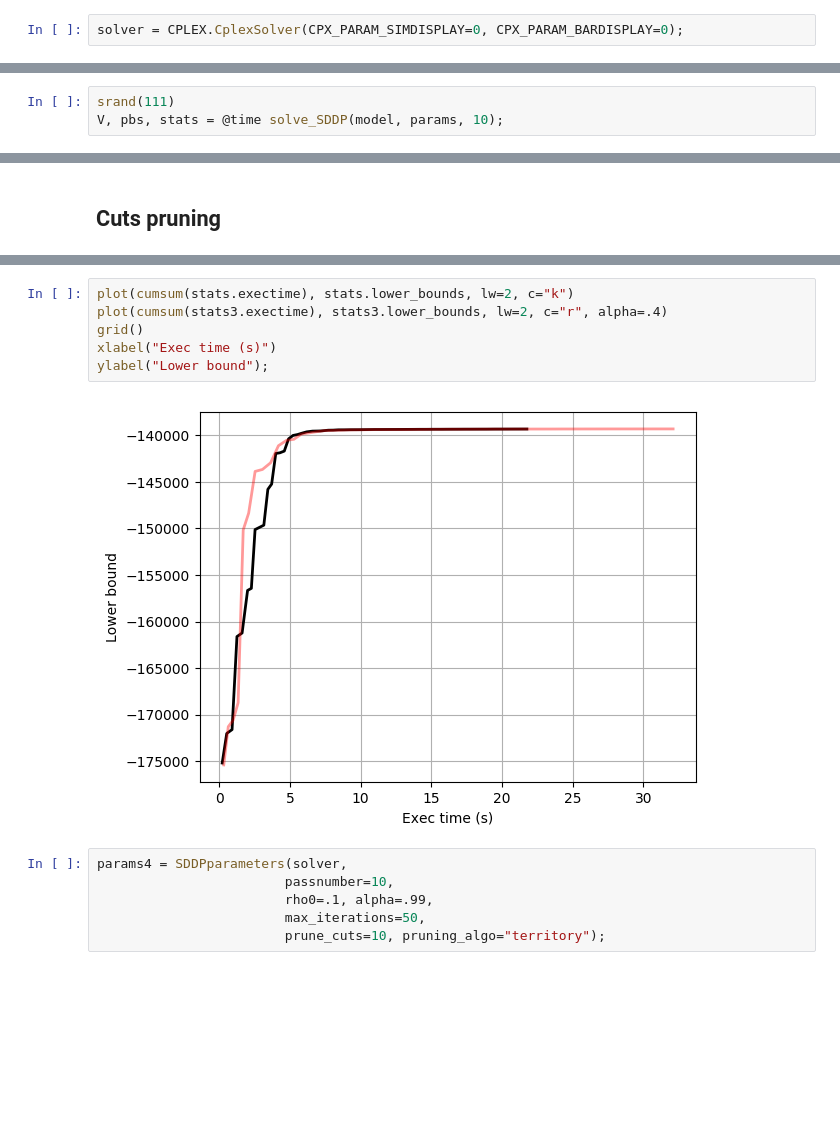
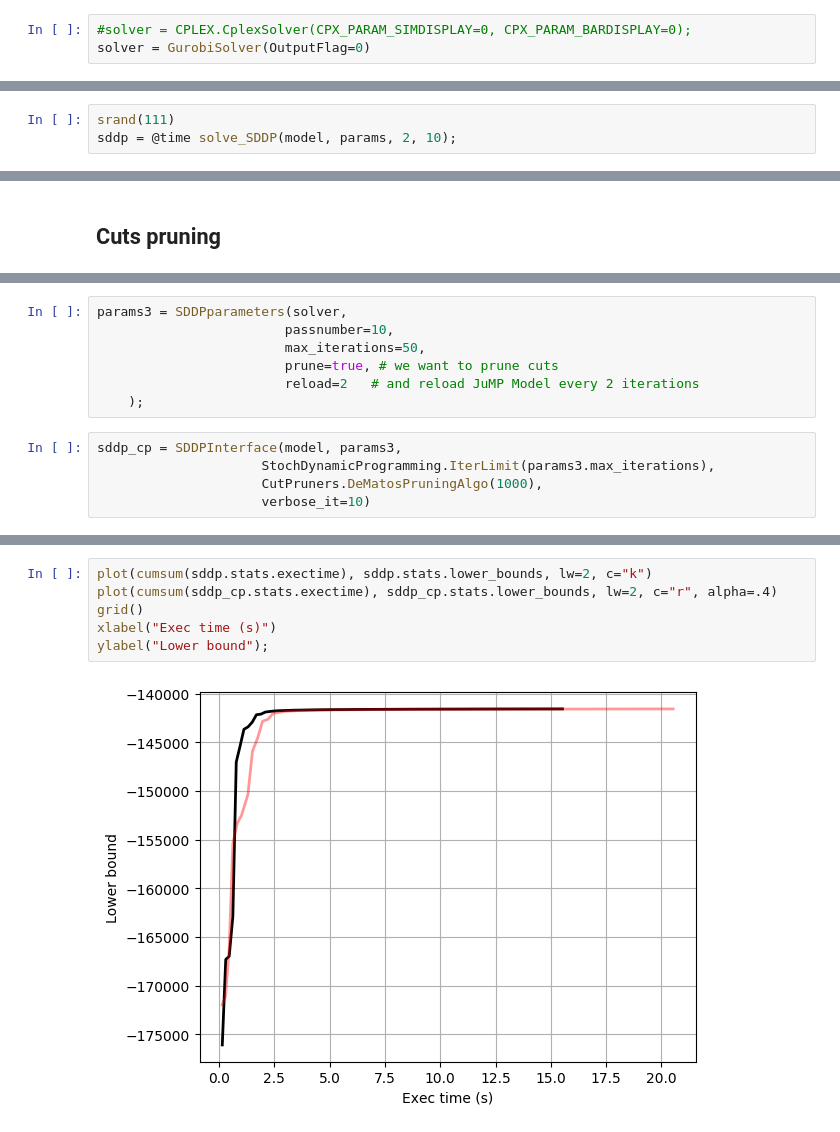
Before and after one commit to EdwardAngelino/StochDP-notebooks, a Jupyter notebook: notebooks/sddp.ipynb, the cells around one changed output, grey strips where cells are left out. Saved outputs shown, nothing was run; the diff lists cells and outputs as text; blank space fills up the shorter version.

```diff
--- a/notebooks/sddp.ipynb
+++ b/notebooks/sddp.ipynb
@@ -162,4 +159,5 @@ set_state_bounds(model, x_bounds);
 # %% [markdown]
 ## Parametrization of SDDP:
 # %%
-solver = CPLEX.CplexSolver(CPX_PARAM_SIMDISPLAY=0, CPX_PARAM_BARDISPLAY=0);
+#solver = CPLEX.CplexSolver(CPX_PARAM_SIMDISPLAY=0, CPX_PARAM_BARDISPLAY=0);
+solver = GurobiSolver(OutputFlag=0)
@@ -171,5 +171,5 @@ params = SDDPparameters(solver,
 ## Solving
 # %%
 srand(111)
-V, pbs, stats = @time solve_SDDP(model, params, 10);
+sddp = @time solve_SDDP(model, params, 2, 10);
 # %% [output]
@@ -267,0 +244,12 @@ WARNING: Not solved to optimality, status: CPX_STAT_OPTIMAL_INFEAS
+# %%
+params3 = SDDPparameters(solver,
+                        passnumber=10,
+                        max_iterations=50,
+                        prune=true, # we want to prune cuts
+                        reload=2   # and reload JuMP Model every 2 iterations
+    );
+# %%
+sddp_cp = SDDPInterface(model, params3,
+                     StochDynamicProgramming.IterLimit(params3.max_iterations),
+                     CutPruners.DeMatosPruningAlgo(1000),
+                     verbose_it=10)
@@ -268,14 +271,8 @@ WARNING: Not solved to optimality, status: CPX_STAT_OPTIMAL_INFEAS
 # %%
-plot(cumsum(stats.exectime), stats.lower_bounds, lw=2, c="k")
-plot(cumsum(stats3.exectime), stats3.lower_bounds, lw=2, c="r", alpha=.4)
+plot(cumsum(sddp.stats.exectime), sddp.stats.lower_bounds, lw=2, c="k")
+plot(cumsum(sddp_cp.stats.exectime), sddp_cp.stats.lower_bounds, lw=2, c="r", alpha=.4)
 grid()
 xlabel("Exec time (s)")
 ylabel("Lower bound");
 # %% [output]
-[figure, old version]
+[figure, new version]
-# %%
-params4 = SDDPparameters(solver,
-                        passnumber=10,
-                        rho0=.1, alpha=.99,
-                        max_iterations=50,
-                        prune_cuts=10, pruning_algo="territory");
```
Also changed, not shown: parts of 21 cells of this notebook.
